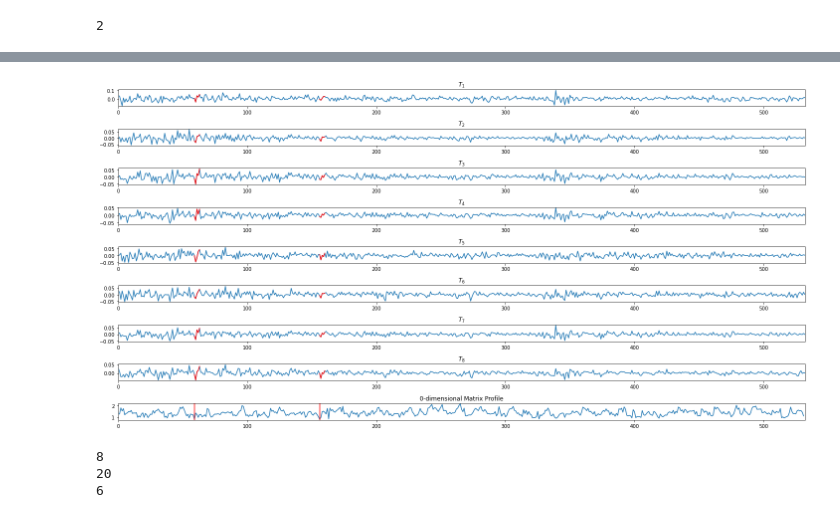
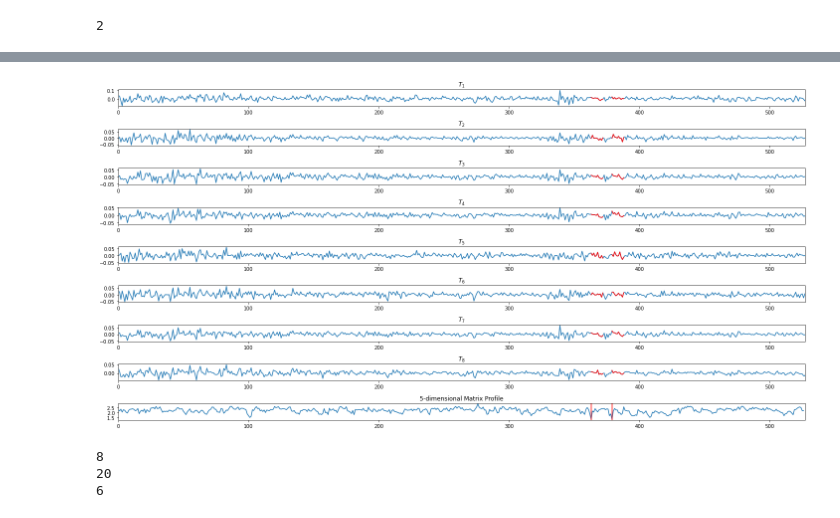
Before and after one commit to adriencances/TimeSeriesProject, a Jupyter notebook: mstamp/Untitled.ipynb, the cells around one changed output, grey strips where cells are left out. Drawn from its saved outputs; the diff is of its cells as text; code cells hidden in the pictures.

```diff
--- a/mstamp/Untitled.ipynb
+++ b/mstamp/Untitled.ipynb
@@ -132,8 +132,9 @@ def RDL(t_c, t_h):
     """
     diff = t_c - t_h
     gamma = np.sum(diff != 0)
-    dim, m = t_c.shape
+    m, dim = t_c.shape
     b = int(t_c.nbytes/(m*dim))
+    print(m)
     return gamma*(np.log2(m) + b)/dim
 
 def bit(multivariate_time_series, compressible_set_index, hypothesis_index, sub_len, unexplored_index=None):
@@ -169,8 +170,8 @@ def MDL(matrix_profile, multivariate_time_series, sub_len, profile):
     bits = []
     for d in range(dimension):
         t_1, t_2 = matrix_profile[d, :].argsort()[:2]
-        hypothesis_index = [(t_1, profile[d][:, t_1])]
-        compressible_set_index = [(t_2, profile[d][:, t_2])]
+        hypothesis_index = [(t_1, profile[d][:,t_1])]
+        compressible_set_index = [(t_2, profile[d][:,t_2])]
         #unexplored_index = np.arange(t-sub_len)
         #unexplored_index = unexplored_index[unexplored_index != t_1]
         #unexplored_index = unexplored_index[unexplored_index != t_2]
@@ -191,0 +201,17 @@ plt.show()
+# %%
+import scipy.io as sio
+
+mat = sio.loadmat('toy_data.mat')
+data = mat['data']
+sub_len = mat['sub_len'][0][0]
+
+mat_pro, pro_idx, profile = mstamp(data.T, sub_len, return_dimension=True)
+bits = MDL(mat_pro, data, 50, profile)
+argmin = np.argmin(bits)
+y = np.linspace(np.min(bits)-10, np.max(bits)+10, 100)
+plt.plot(np.arange(3) + 1, bits)
+plt.plot([argmin + 1 for i in range(100)], y)
+plt.xlabel("dimesion")
+plt.ylabel("bits number")
+plt.title("number of bits to store a model acording to the number of dimension selected (MDL method)")
+plt.show()
@@ -192,10 +223,10 @@ plt.show()
 # %%
 # plot the matrix profil for best dimension dimension
 
-mat_pro_approx, pro_idx_approx = mstamp(multivariate_time_series.T, 5, return_dimension=False)
-plot_motifs(mat_pro_approx, multivariate_time_series, 5, argmin)
+mat_pro_approx, pro_idx_approx = mstamp(multivariate_time_series.T, 10, return_dimension=False)
+plot_motifs(mat_pro_approx, multivariate_time_series, 10, argmin)
 # %% [output]
-[figure, old version]
+[figure, new version]
 # %%
 t_c = np.array([[1, 3, 4, 5, 4, 3, 6, 15, 14, 13, 12, 0, 2, 4, 2, 6, 10, 11, 9, 3]])
 t_h = np.array([[1, 3, 3, 5, 4, 3, 6, 15, 14, 13, 12, 0, 2, 3, 2, 6, 4, 3, 1, 0]])
```
Also changed, not shown: parts of 2 cells of this notebook.
